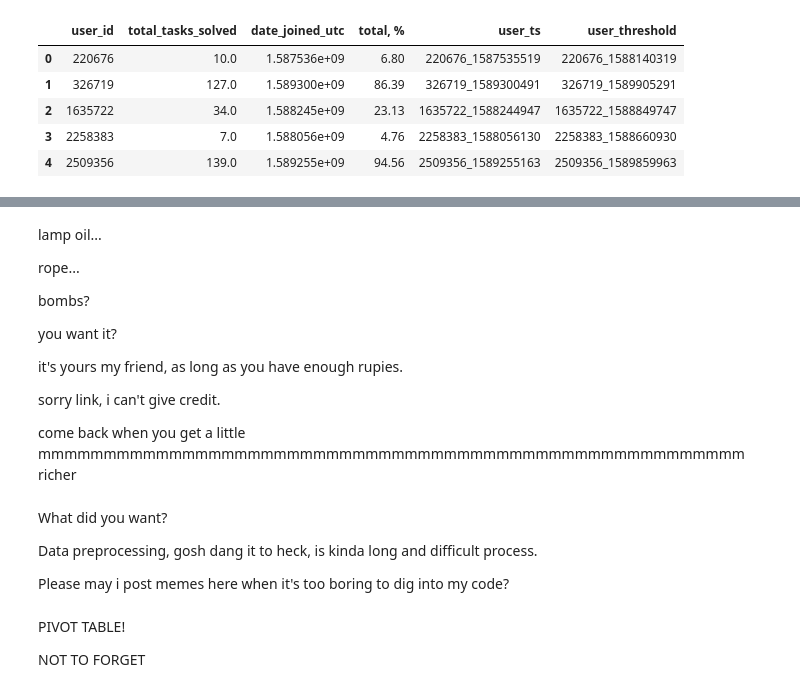
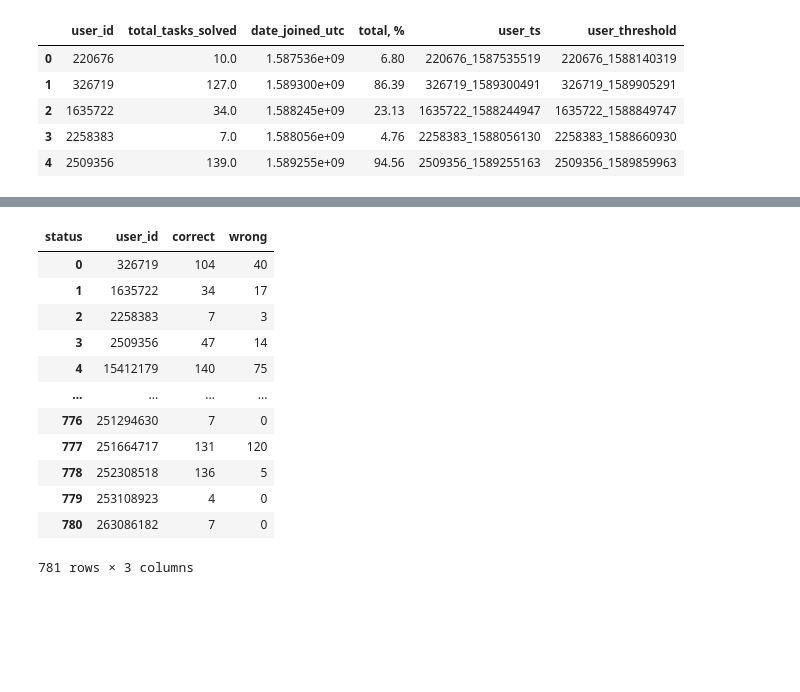
Before and after one commit to MichYar/GreatChallenges-2020, a Jupyter notebook: notebooks/notebook1.ipynb, the cells around one changed output, grey strips where cells are left out. Cells and saved outputs as stored; diff of their text form; code cells hidden in the pictures; blank space fills up the shorter version.

```diff
--- a/notebooks/notebook1.ipynb
+++ b/notebooks/notebook1.ipynb
@@ -416,28 +416,19 @@ users_data.head()
 | 2 | 2258383 | 7.0 | 1.588056e+09 | 4.76 | 2258383_1588056130 | 2258383_1588660930 | False | 8 |
 | 3 | 2509356 | 139.0 | 1.589255e+09 | 94.56 | 2509356_1589255163 | 2509356_1589859963 | True | 49 |
 | 4 | 15412179 | 144.5 | 1.591518e+09 | 98.30 | 15412179_1591517785 | 15412179_1592122585 | True | 140 |
-# %% [markdown]
-lamp oil...
-
-rope...
-
-bombs?
-
-you want it?
-
-it's yours my friend, as long as you have enough rupies.
-
-
-sorry link, i can't give credit.
-
-come back when you get a little mmmmmmmmmmmmmmmmmmmmmmmmmmmmmmmmmmmmmmmmmmmmmmmmmmmmmm richer
-# %% [markdown]
-What did you want?
-
-Data preprocessing, gosh dang it to heck, is kinda long and difficult process.
-
-Please may i post memes here when it's too boring to dig into my code?
-# %% [markdown]
-PIVOT TABLE!
-
-NOT TO FORGET
+# %%
+submissions1.pivot_table(index='user_id', columns='status', values='step_id', aggfunc='count', fill_value=0).reset_index()
+# %% [output]
+| status | user_id | correct | wrong |
+| 0 | 326719 | 104 | 40 |
+| 1 | 1635722 | 34 | 17 |
+| 2 | 2258383 | 7 | 3 |
+| 3 | 2509356 | 47 | 14 |
+| 4 | 15412179 | 140 | 75 |
+| ... | ... | ... | ... |
+| 776 | 251294630 | 7 | 0 |
+| 777 | 251664717 | 131 | 120 |
+| 778 | 252308518 | 136 | 5 |
+| 779 | 253108923 | 4 | 0 |
+| 780 | 263086182 | 7 | 0 |
+781 rows × 3 columns
```
Also changed, not shown: parts of 41 cells of this notebook.
